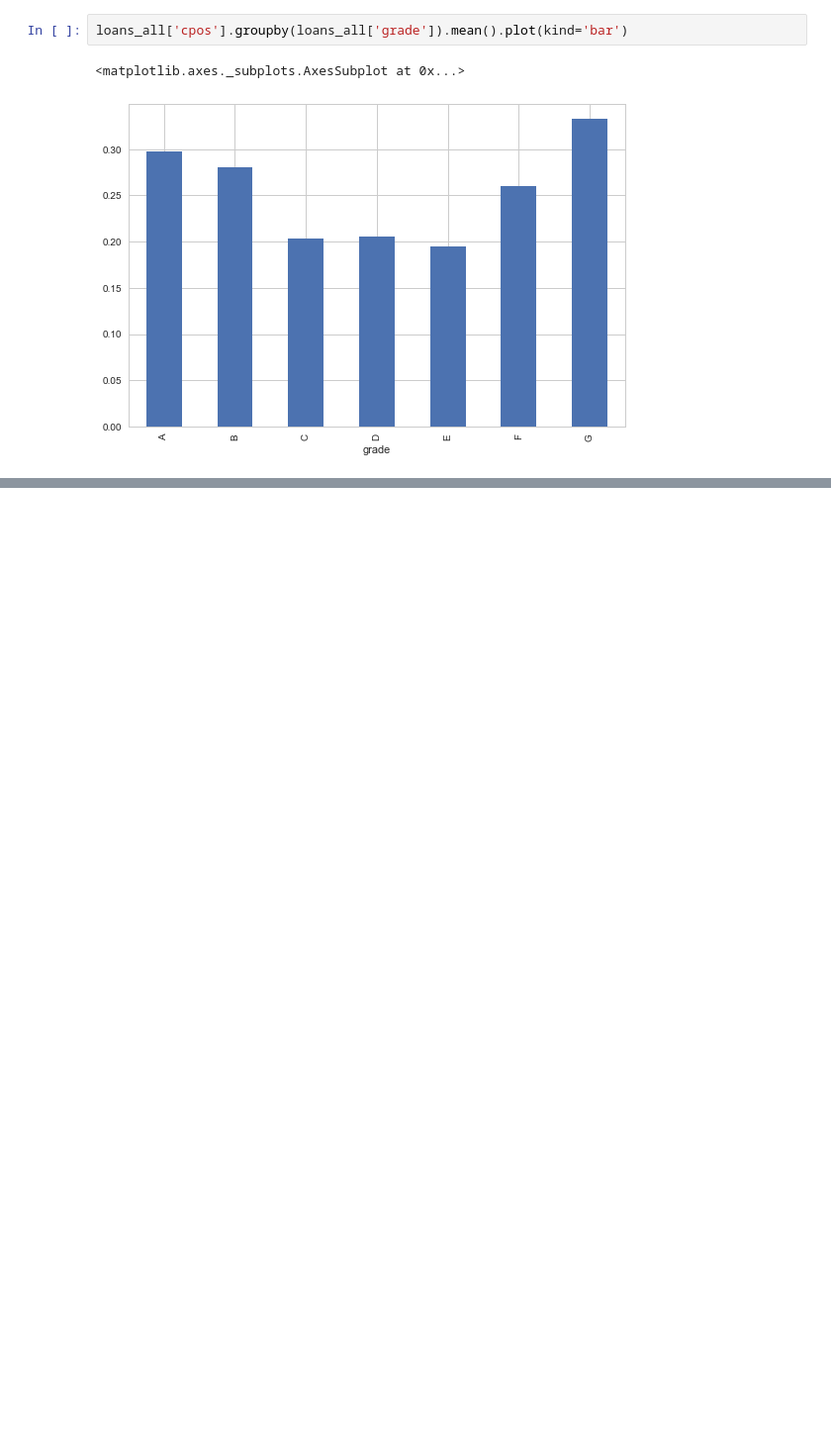
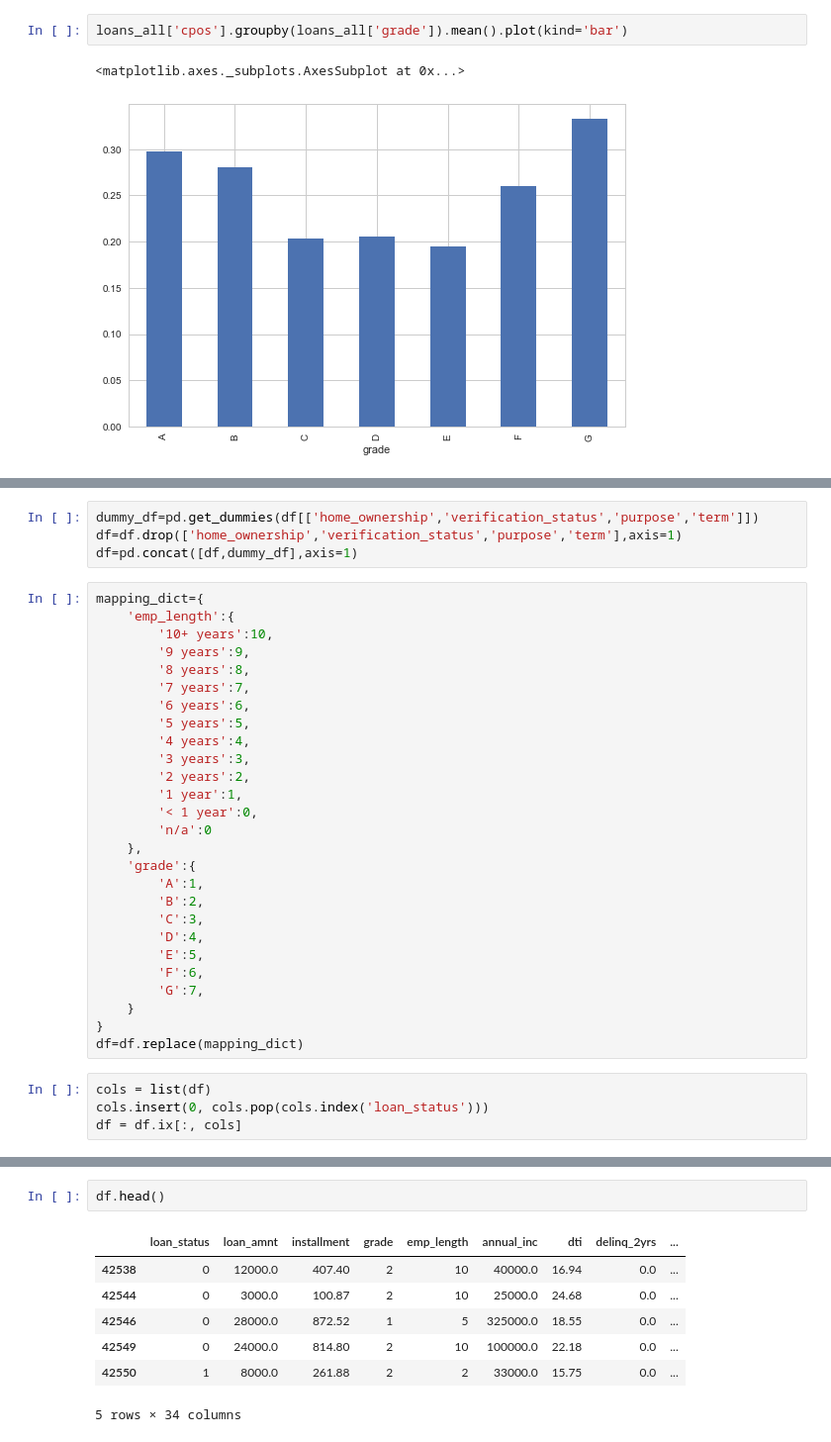
Before and after one commit to liuslouis/LC_data, a Jupyter notebook: introduction+graphs_update.ipynb, the cells around one changed output, grey strips where cells are left out. Shown at 99% size. Saved outputs shown, nothing was run; the diff lists cells and outputs as text; blank space fills up the shorter version.

```diff
--- a/introduction+graphs_update.ipynb
+++ b/introduction+graphs_update.ipynb
@@ -846,0 +905,35 @@ loans_all['cpos'].groupby(loans_all['grade']).mean().plot(kind='bar')
+# %%
+dummy_df=pd.get_dummies(df[['home_ownership','verification_status','purpose','term']])
+df=df.drop(['home_ownership','verification_status','purpose','term'],axis=1)
+df=pd.concat([df,dummy_df],axis=1)
+# %%
+mapping_dict={
+    'emp_length':{
+        '10+ years':10,
+        '9 years':9,
+        '8 years':8,
+        '7 years':7,
+        '6 years':6,
+        '5 years':5,
+        '4 years':4,
+        '3 years':3,
+        '2 years':2,
+        '1 year':1,
+        '< 1 year':0,
+        'n/a':0
+    },
+    'grade':{
+        'A':1,
+        'B':2,
+        'C':3,
+        'D':4,
+        'E':5,
+        'F':6,
+        'G':7,
+    }
+}
+df=df.replace(mapping_dict)
+# %%
+cols = list(df)
+cols.insert(0, cols.pop(cols.index('loan_status')))
+df = df.ix[:, cols]
@@ -846,0 +968,10 @@ loans_all['cpos'].groupby(loans_all['grade']).mean().plot(kind='bar')
+# %%
+df.head()
+# %% [output]
+|  | loan_status | loan_amnt | installment | grade | emp_length | annual_inc | dti | delinq_2yrs | ... |
+| 42538 | 0 | 12000.0 | 407.40 | 2 | 10 | 40000.0 | 16.94 | 0.0 | ... |
+| 42544 | 0 | 3000.0 | 100.87 | 2 | 10 | 25000.0 | 24.68 | 0.0 | ... |
+| 42546 | 0 | 28000.0 | 872.52 | 1 | 5 | 325000.0 | 18.55 | 0.0 | ... |
+| 42549 | 0 | 24000.0 | 814.80 | 2 | 10 | 100000.0 | 22.18 | 0.0 | ... |
+| 42550 | 1 | 8000.0 | 261.88 | 2 | 2 | 33000.0 | 15.75 | 0.0 | ... |
+5 rows × 34 columns
```
Also changed, not shown: parts of 20 cells of this notebook, 3 other files.
